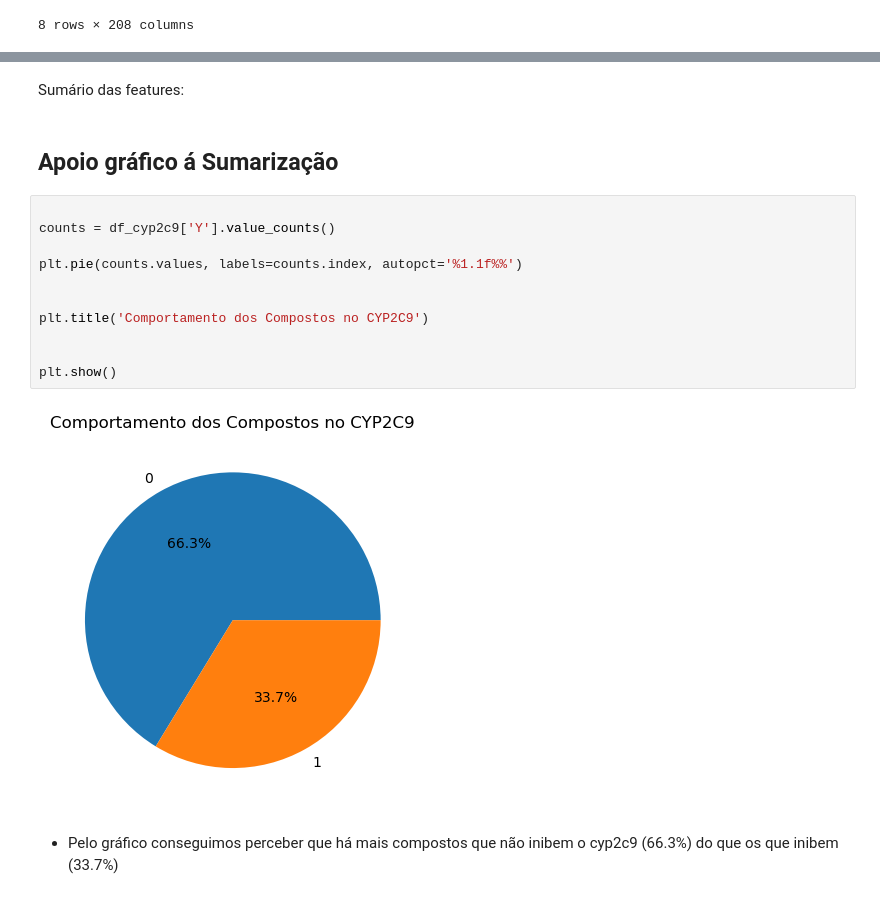
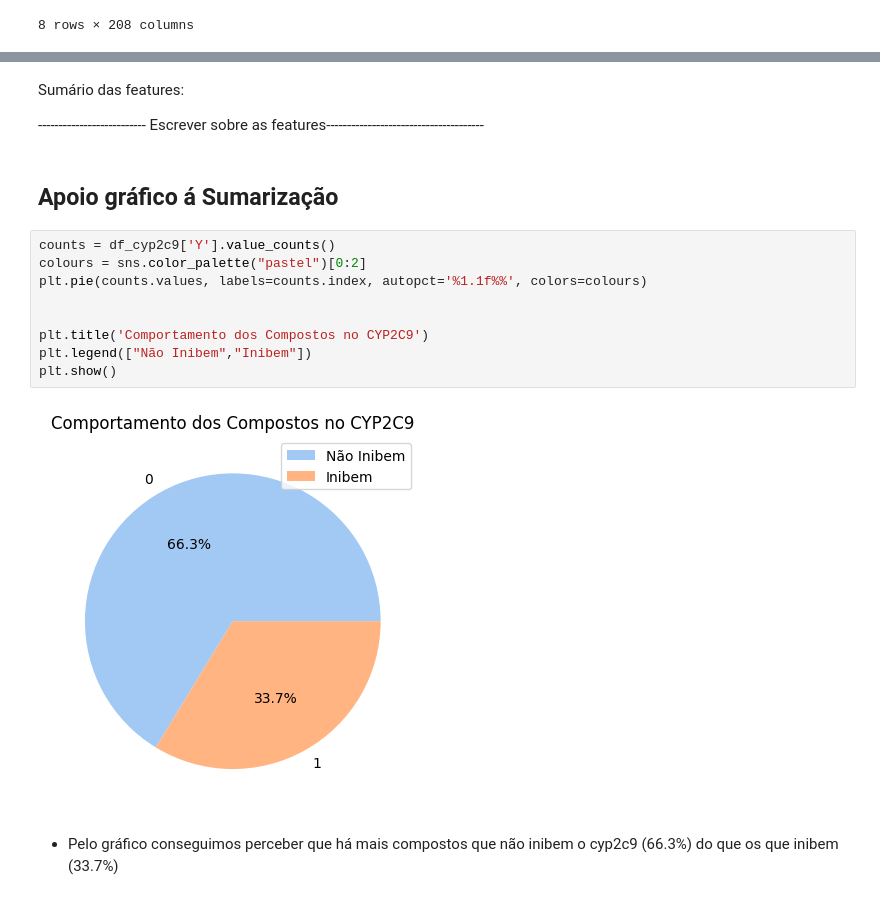
Before and after one commit to BrunoAGSa/Extra-o_Work, a Jupyter notebook: Trabalho parte 2/cyp2c9/trabalho 2.ipynb, the cells around one changed output, grey strips where cells are left out. Drawn from its saved outputs; the diff is of its cells as text.

```diff
--- a/Trabalho parte 2/cyp2c9/trabalho 2.ipynb
+++ b/Trabalho parte 2/cyp2c9/trabalho 2.ipynb
@@ -273,20 +404,21 @@ df_features.describe()
 # %% [markdown]
 Sumário das features:
+
+
+-------------------------- Escrever sobre as features--------------------------------------
 # %% [markdown]
 ## Apoio gráfico á Sumarização
 # %%
-
 counts = df_cyp2c9['Y'].value_counts()
-
-plt.pie(counts.values, labels=counts.index, autopct='%1.1f%%')
+colours = sns.color_palette("pastel")[0:2]
+plt.pie(counts.values, labels=counts.index, autopct='%1.1f%%', colors=colours)
 
 
 plt.title('Comportamento dos Compostos no CYP2C9')
-
-
+plt.legend(["Não Inibem","Inibem"])
 plt.show()
 # %% [output]
-[figure, old version]
+[figure, new version]
 # %% [markdown]
 - Pelo gráfico conseguimos perceber que há mais compostos que não inibem o cyp2c9 (66.3%) do que os que inibem (33.7%)
 # %%
```
Also changed, not shown: parts of 18 cells of this notebook.
